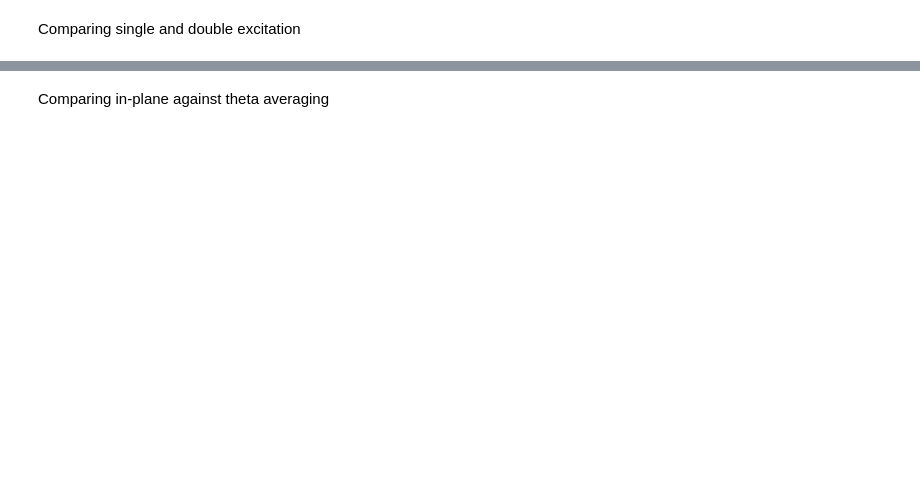
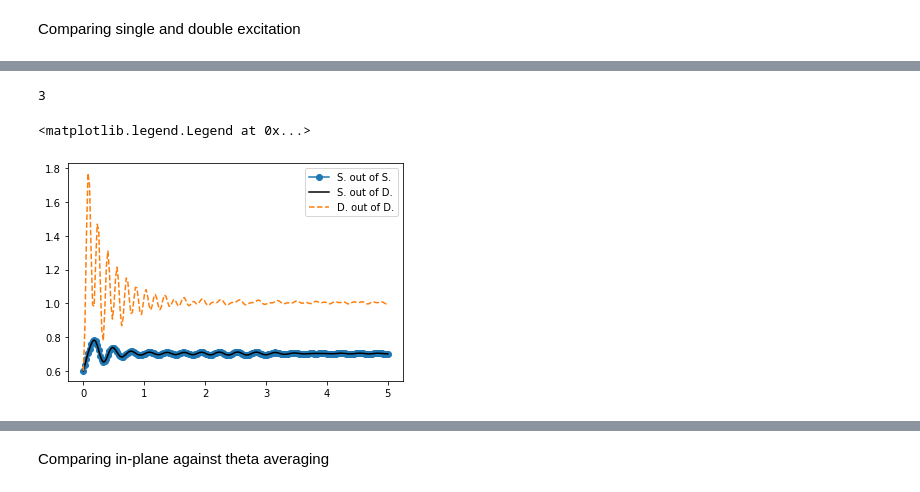
Before and after one commit to rupof/wavemixing_project, a Jupyter notebook: src/benchmarking/plotting_MC_theta.ipynb, the cells around one changed output, grey strips where cells are left out. Saved outputs shown, nothing was run; the diff lists cells and outputs as text; code cells hidden in the pictures; blank space fills up the shorter version.

```diff
--- a/src/benchmarking/plotting_MC_theta.ipynb
+++ b/src/benchmarking/plotting_MC_theta.ipynb
@@ -177,0 +234,28 @@ list index out of range
+# %%
+Omega = 2.0
+Delta = 20.0
+b0 = 15
+N = 20
+description
+
+results_path = "../results/"
+DefaultInfo = f"N{N}_Omega{Omega}_Delta{Delta}_"
+defaultangle, angle = "25_", "205"
+rho_ss_parameter = "_direct"
+
+full_description = f"b0_{b0:.2f}_S_Int_On_{description}{rho_ss_parameter}"
+
+
+
+label_folder = results_path+DefaultInfo+full_description + "/" # "_"+ defaultangle +angle+ "_"   + rho_ss_parameter + "/"
+paths_array_containing_theta_files = get_array_of_runs_dat_files(label_folder) #all runs for a given phi
+#runs_txt = get_array_of_numpy_runs(paths_array, extension_format = "npz")
+
+run_index = 0
+
+paths_array = [run_name for run_name in paths_array_containing_theta_files if "theta"  in run_name and f"run{run_index}" in run_name ]
+
+
+description = "MC_npz_ind_avg"
+experiments_d_and_s = get_experiments_data(N = N, Omega = Omega, Delta = Delta, b0 = f"{b0:.2f}", description = description, start_index=0, end_index=3)
+experiments_s = get_experiments_data(N = N, Omega = Omega, Delta = Delta, b0 = f"{b0:.2f}", description = description, start_index=3, end_index=6)
@@ -441,3 +563,18 @@ Comparing single and double excitation
+# %%
+len(g2_theta_avg_all_configurations_single_excitation)
+# %% [output]
+3
+# %%
+taulist, g2_theta_avg_all_configurations_single_excitation = get_averaged_in_theta_g2(experiments_s, double_excitation_simulation =  False, single_excitation = True)
 # %%
-taulist, g2_theta_avg_all_configurations_single_excitation = get_averaged_in_theta_g2(experiments, single_excitation = True)
-taulist, g2_theta_avg_all_configurations_double_excitation = get_averaged_in_theta_g2(experiments, single_excitation = False)
+taulist, g2_theta_avg_all_configurations_single_excitation_in_double_excitation = get_averaged_in_theta_g2(experiments_d_and_s, double_excitation_simulation = True, single_excitation = True)
+taulist, g2_theta_avg_all_configurations_double_excitation = get_averaged_in_theta_g2(experiments_d_and_s, double_excitation_simulation =  True, single_excitation = False)
+# %%
+plt.plot(taulist, np.abs(g2_theta_avg_all_configurations_single_excitation[2]), "-o", label = "S. out of S." )
+plt.plot(taulist, np.abs(g2_theta_avg_all_configurations_single_excitation_in_double_excitation[2]), "-0", label = "S. out of D.")
+plt.plot(taulist, np.abs(g2_theta_avg_all_configurations_double_excitation[2]), "--", label = "D. out of D.")
+
+plt.legend()
+# %% [output]
+<matplotlib.legend.Legend at 0x...>
+[figure, added]
```
Also changed, not shown: parts of 19 cells of this notebook, 4 other files.
